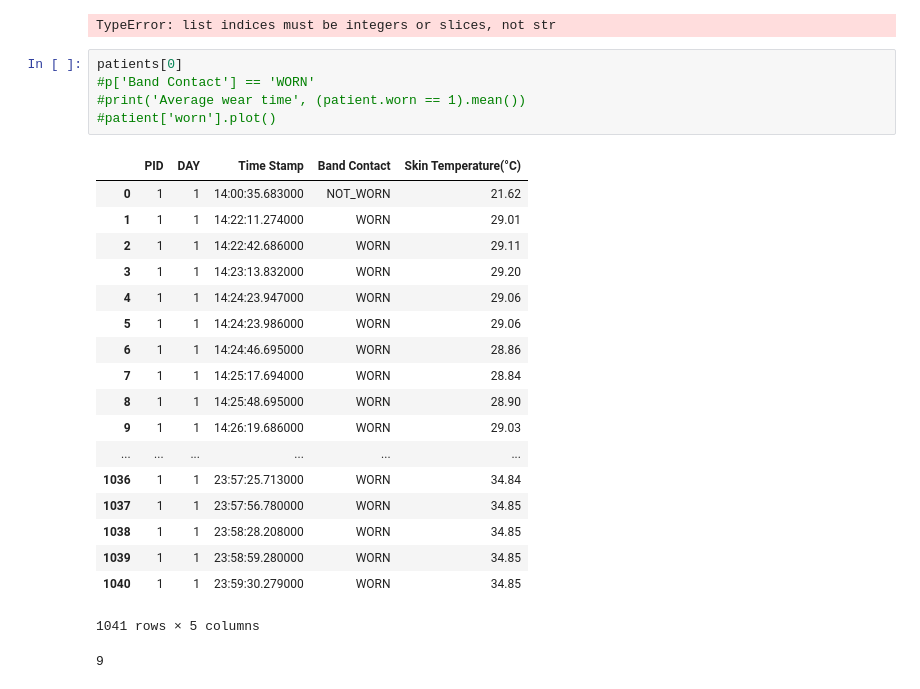
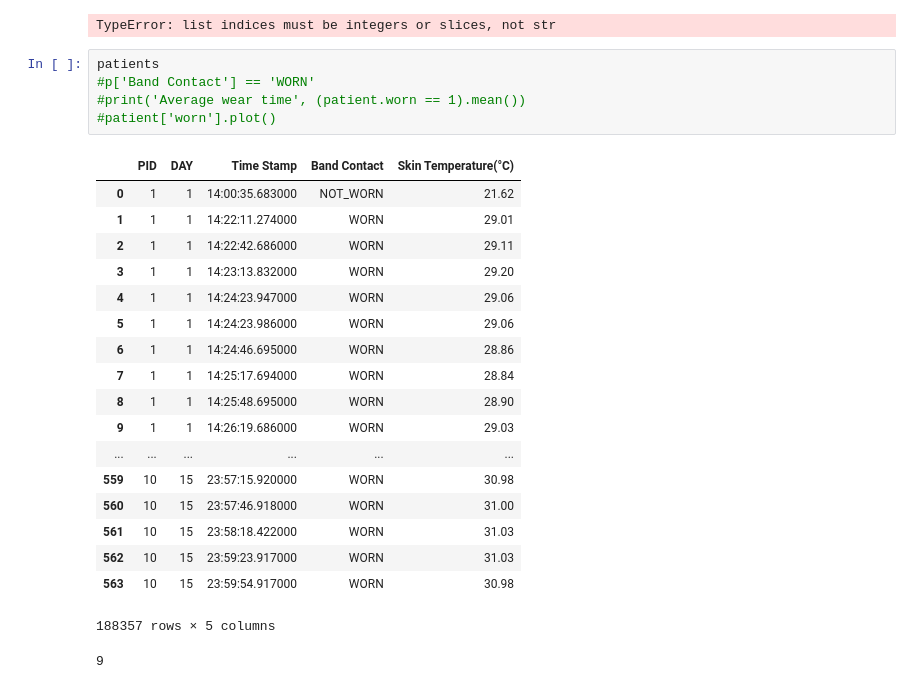
Before and after one commit to benybkim/MSBand, a Jupyter notebook: MS_band_analysis.ipynb, the cells around one changed output. Drawn from its saved outputs; the diff is of its cells as text.

```diff
--- a/MS_band_analysis.ipynb
+++ b/MS_band_analysis.ipynb
@@ -72,29 +72,29 @@ for t in patients['Time Stamp']:
 # %% [output]
 TypeError: list indices must be integers or slices, not str
 # %%
-patients[0]
+patients
 #p['Band Contact'] == 'WORN'
 #print('Average wear time', (patient.worn == 1).mean())
 #patient['worn'].plot()
 # %% [output]
 |  | PID | DAY | Time Stamp | Band Contact | Skin Temperature(°C) |
 | 0 | 1 | 1 | 14:00:35.683000 | NOT_WORN | 21.62 |
 | 1 | 1 | 1 | 14:22:11.274000 | WORN | 29.01 |
 | 2 | 1 | 1 | 14:22:42.686000 | WORN | 29.11 |
 | 3 | 1 | 1 | 14:23:13.832000 | WORN | 29.20 |
 | 4 | 1 | 1 | 14:24:23.947000 | WORN | 29.06 |
 | 5 | 1 | 1 | 14:24:23.986000 | WORN | 29.06 |
 | 6 | 1 | 1 | 14:24:46.695000 | WORN | 28.86 |
 | 7 | 1 | 1 | 14:25:17.694000 | WORN | 28.84 |
 | 8 | 1 | 1 | 14:25:48.695000 | WORN | 28.90 |
 | 9 | 1 | 1 | 14:26:19.686000 | WORN | 29.03 |
 | ... | ... | ... | ... | ... | ... |
-| 1036 | 1 | 1 | 23:57:25.713000 | WORN | 34.84 |
-| 1037 | 1 | 1 | 23:57:56.780000 | WORN | 34.85 |
-| 1038 | 1 | 1 | 23:58:28.208000 | WORN | 34.85 |
-| 1039 | 1 | 1 | 23:58:59.280000 | WORN | 34.85 |
-| 1040 | 1 | 1 | 23:59:30.279000 | WORN | 34.85 |
+| 559 | 10 | 15 | 23:57:15.920000 | WORN | 30.98 |
+| 560 | 10 | 15 | 23:57:46.918000 | WORN | 31.00 |
+| 561 | 10 | 15 | 23:58:18.422000 | WORN | 31.03 |
+| 562 | 10 | 15 | 23:59:23.917000 | WORN | 31.03 |
+| 563 | 10 | 15 | 23:59:54.917000 | WORN | 30.98 |
-1041 rows × 5 columns
+188357 rows × 5 columns
 # %%
 # %% [output]
 9
```
